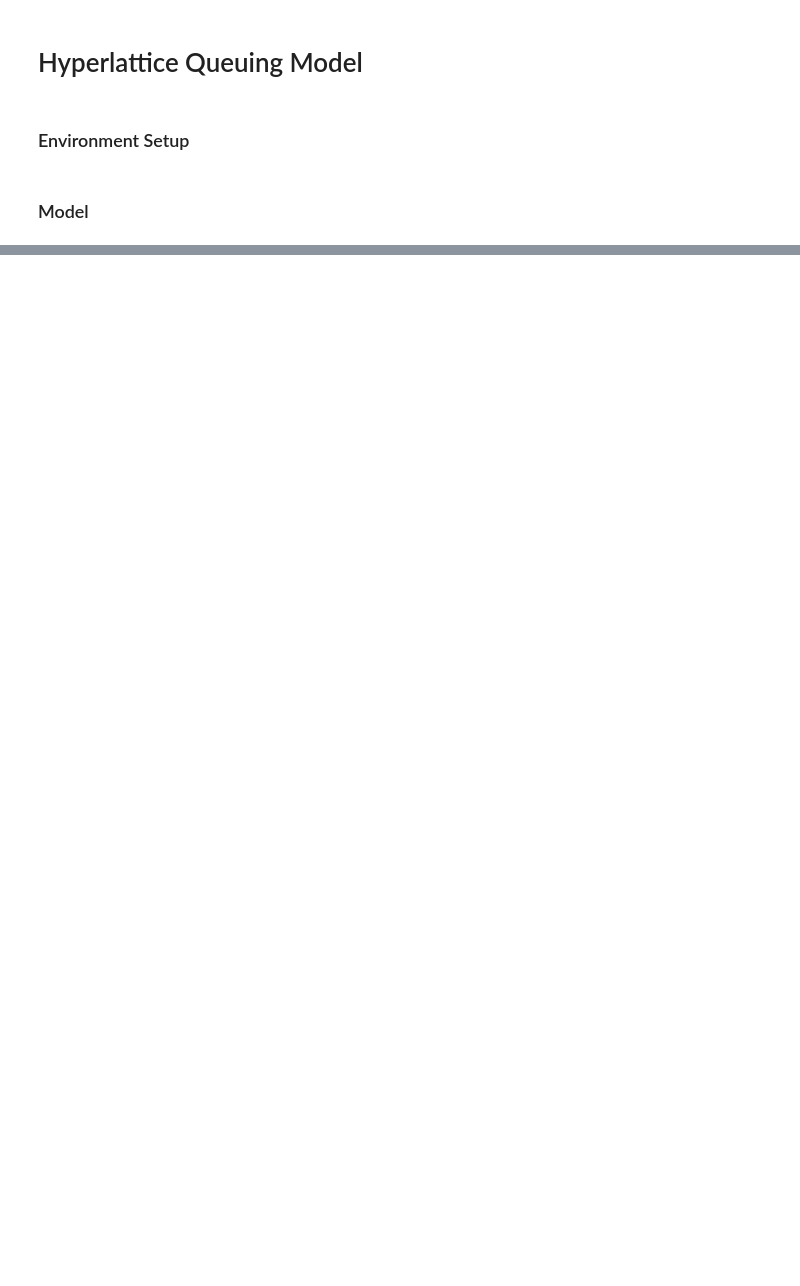
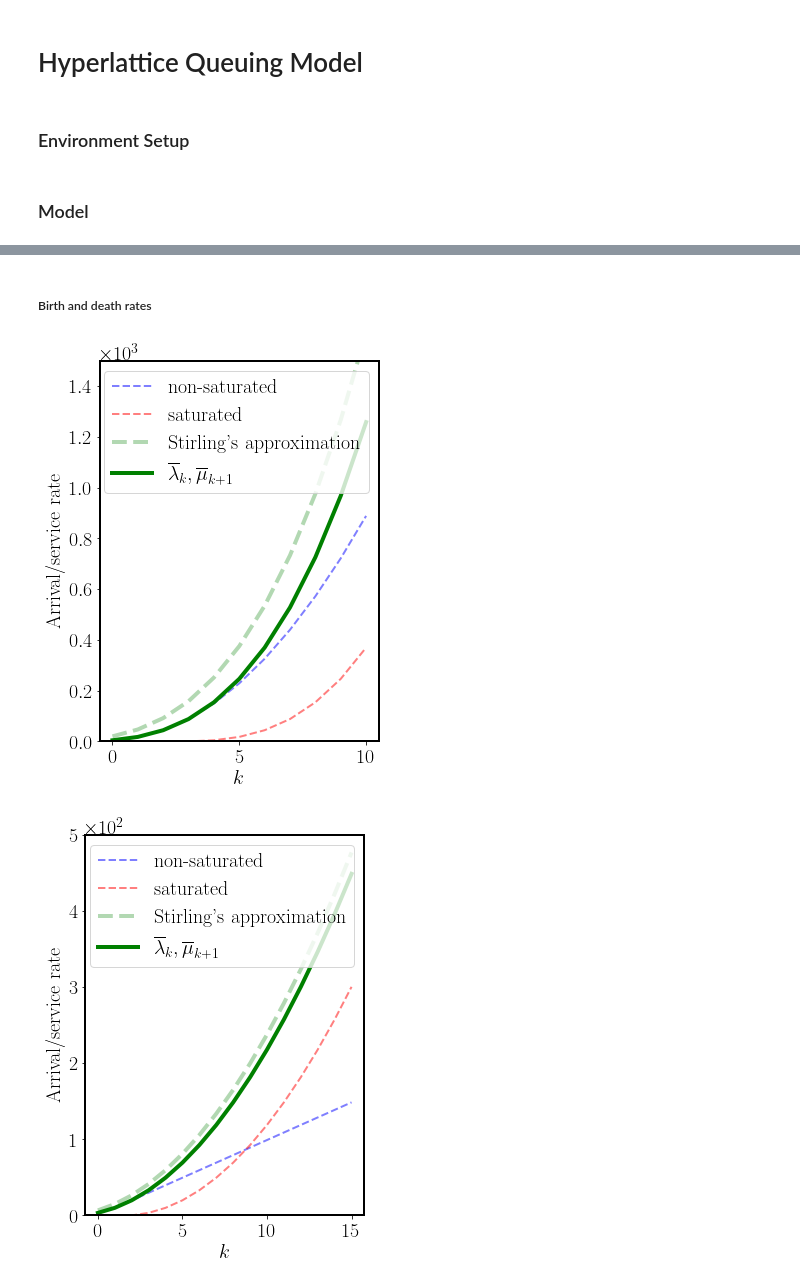
Before and after one commit to meowoodie/Hyperlattice-Queueing-Model, a Jupyter notebook: hyperlattice_queue.ipynb, the cells around one changed output, grey strips where cells are left out. Saved outputs shown, nothing was run; the diff lists cells and outputs as text; code cells hidden in the pictures; blank space fills up the shorter version.

```diff
--- a/hyperlattice_queue.ipynb
+++ b/hyperlattice_queue.ipynb
@@ -303,0 +342,30 @@ ax.plot(x, Lam)
+# %%
+# Configuration
+A2 = np.array([
+    [0, 1],
+    [1, 0]
+])
+Lam2 = np.array([
+    [.4, .2],
+    [.2, .4]
+])
+Eta2 = np.array([
+    [0, 0.5],
+    [0.5, 0]
+])
+T2 = np.array([
+    [1., 2.5],
+    [3., .8]
+])
+
+# Unit-test
+hq = HyperlatticeQ(I=2, A=A2, Lam=Lam2, Eta=Eta2, mu=5, K=6)
+print(hq.Pi_N)
+print(hq.Pi_N.sum())
+print(hq.Pi_B.sum())
+
+perf = HLQperformance(hq, T2)
+print(perf.rho)
+print(perf.Rho)
+print(perf.Rho.sum())
+print(perf.t_region)
@@ -303,0 +862,9 @@ ax.plot(x, Lam)
+# %% [markdown]
+##### Birth and death rates
+# %%
+plot_birth_death_rates(hq4, 10, ylim=1500)
+plot_birth_death_rates(hq3, 15, ylim=500)
+plot_birth_death_rates(hq2, 20, ylim=50)
+# %% [output]
+[figure, added]
+[figure, added]
```
Also changed, not shown: parts of 23 cells of this notebook.
